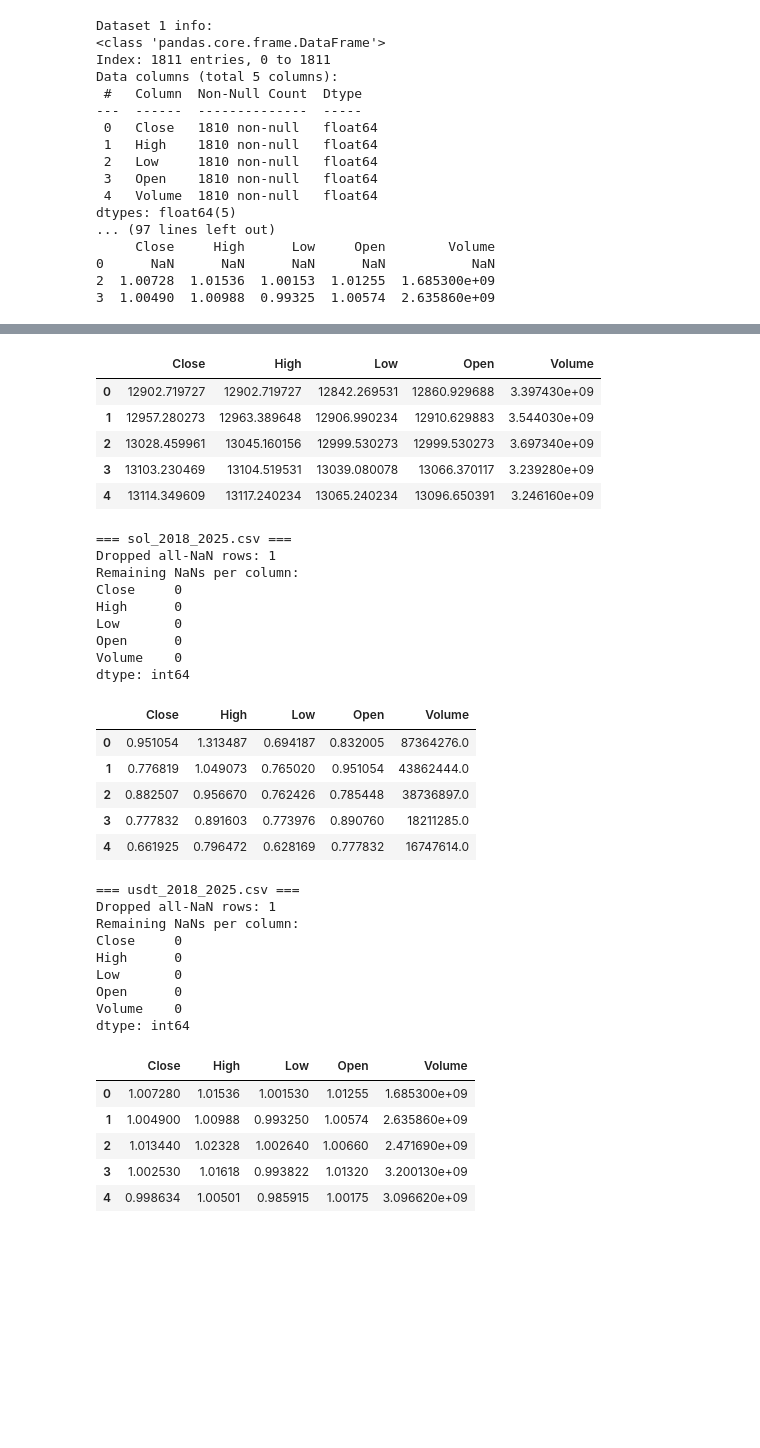
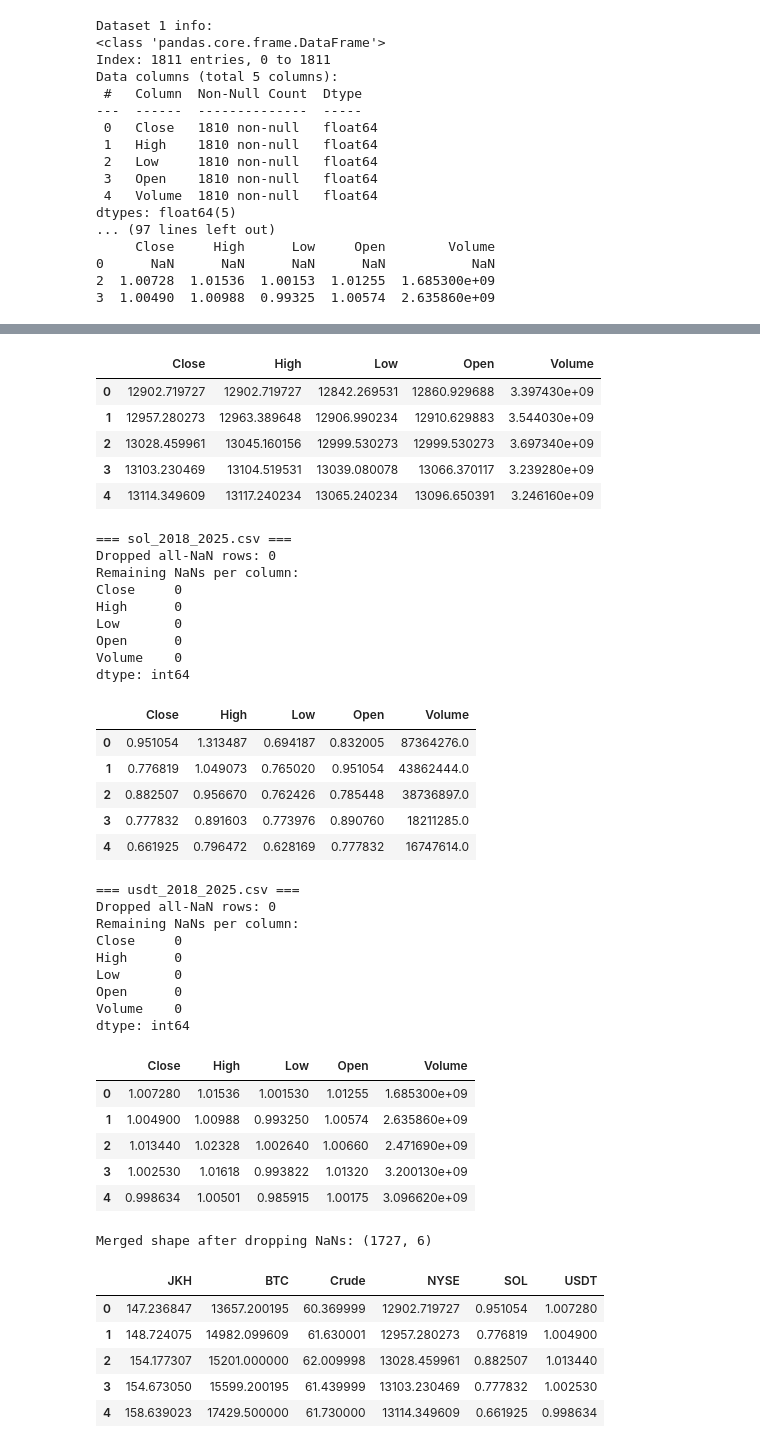
Before and after one commit to OTN-Rajapaksha/Naval-Hybrid-Model-Work-In-The-Stock-Market-And-Crypto-Market-Prediction, a Jupyter notebook: Main.ipynb, the cells around one changed output, grey strips where cells are left out. Drawn from its saved outputs; the diff is of its cells as text; code cells hidden in the pictures; blank space fills up the shorter version.

```diff
--- a/Main.ipynb
+++ b/Main.ipynb
@@ -454,6 +454,7 @@ for name, df in zip(names, dfs):
     else:
         df[num_cols] = df[num_cols].interpolate(method='linear', limit_direction='both')
 
+
     # Report quick status and show head
     print(f"\n=== {name} ===")
     print(f"Dropped all-NaN rows: {before - after_drop_all}")
@@ -465,5 +466,21 @@ for name, df in zip(names, dfs):
 
 # Unpack back if you want individual cleaned variables
 df1, df2, df3, df4, df5, df6 = cleaned
+
+# Merge the dataframes on their index (assuming the date is the index)
+merged = pd.concat([
+    df1['Close'].rename('JKH'),
+    df2['Close'].rename('BTC'),
+    df3['Close'].rename('Crude'),
+    df4['Close'].rename('NYSE'),
+    df5['Close'].rename('SOL'),
+    df6['Close'].rename('USDT')
+], axis=1)
+
+# Drop rows with any NaN values after merging
+merged.dropna(inplace=True)
+
+print("\nMerged shape after dropping NaNs:", merged.shape)
+display(merged.head())
 # %% [output]
 === JKH-N0000.CM_2018_2025.csv ===
@@ -527,32 +544,39 @@ dtype: int64
 | 3 | 13103.230469 | 13104.519531 | 13039.080078 | 13066.370117 | 3.239280e+09 |
 | 4 | 13114.349609 | 13117.240234 | 13065.240234 | 13096.650391 | 3.246160e+09 |
 === sol_2018_2025.csv ===
-Dropped all-NaN rows: 1
+Dropped all-NaN rows: 0
 Remaining NaNs per column:
 Close     0
 High      0
 Low       0
 Open      0
 Volume    0
 dtype: int64
 |  | Close | High | Low | Open | Volume |
 | 0 | 0.951054 | 1.313487 | 0.694187 | 0.832005 | 87364276.0 |
 | 1 | 0.776819 | 1.049073 | 0.765020 | 0.951054 | 43862444.0 |
 | 2 | 0.882507 | 0.956670 | 0.762426 | 0.785448 | 38736897.0 |
 | 3 | 0.777832 | 0.891603 | 0.773976 | 0.890760 | 18211285.0 |
 | 4 | 0.661925 | 0.796472 | 0.628169 | 0.777832 | 16747614.0 |
 === usdt_2018_2025.csv ===
-Dropped all-NaN rows: 1
+Dropped all-NaN rows: 0
 Remaining NaNs per column:
 Close     0
 High      0
 Low       0
 Open      0
 Volume    0
 dtype: int64
 |  | Close | High | Low | Open | Volume |
 | 0 | 1.007280 | 1.01536 | 1.001530 | 1.01255 | 1.685300e+09 |
 | 1 | 1.004900 | 1.00988 | 0.993250 | 1.00574 | 2.635860e+09 |
 | 2 | 1.013440 | 1.02328 | 1.002640 | 1.00660 | 2.471690e+09 |
 | 3 | 1.002530 | 1.01618 | 0.993822 | 1.01320 | 3.200130e+09 |
 | 4 | 0.998634 | 1.00501 | 0.985915 | 1.00175 | 3.096620e+09 |
+Merged shape after dropping NaNs: (1727, 6)
+|  | JKH | BTC | Crude | NYSE | SOL | USDT |
+| 0 | 147.236847 | 13657.200195 | 60.369999 | 12902.719727 | 0.951054 | 1.007280 |
+| 1 | 148.724075 | 14982.099609 | 61.630001 | 12957.280273 | 0.776819 | 1.004900 |
+| 2 | 154.177307 | 15201.000000 | 62.009998 | 13028.459961 | 0.882507 | 1.013440 |
+| 3 | 154.673050 | 15599.200195 | 61.439999 | 13103.230469 | 0.777832 | 1.002530 |
+| 4 | 158.639023 | 17429.500000 | 61.730000 | 13114.349609 | 0.661925 | 0.998634 |
```
Also changed, not shown: parts of 21 cells of this notebook.
